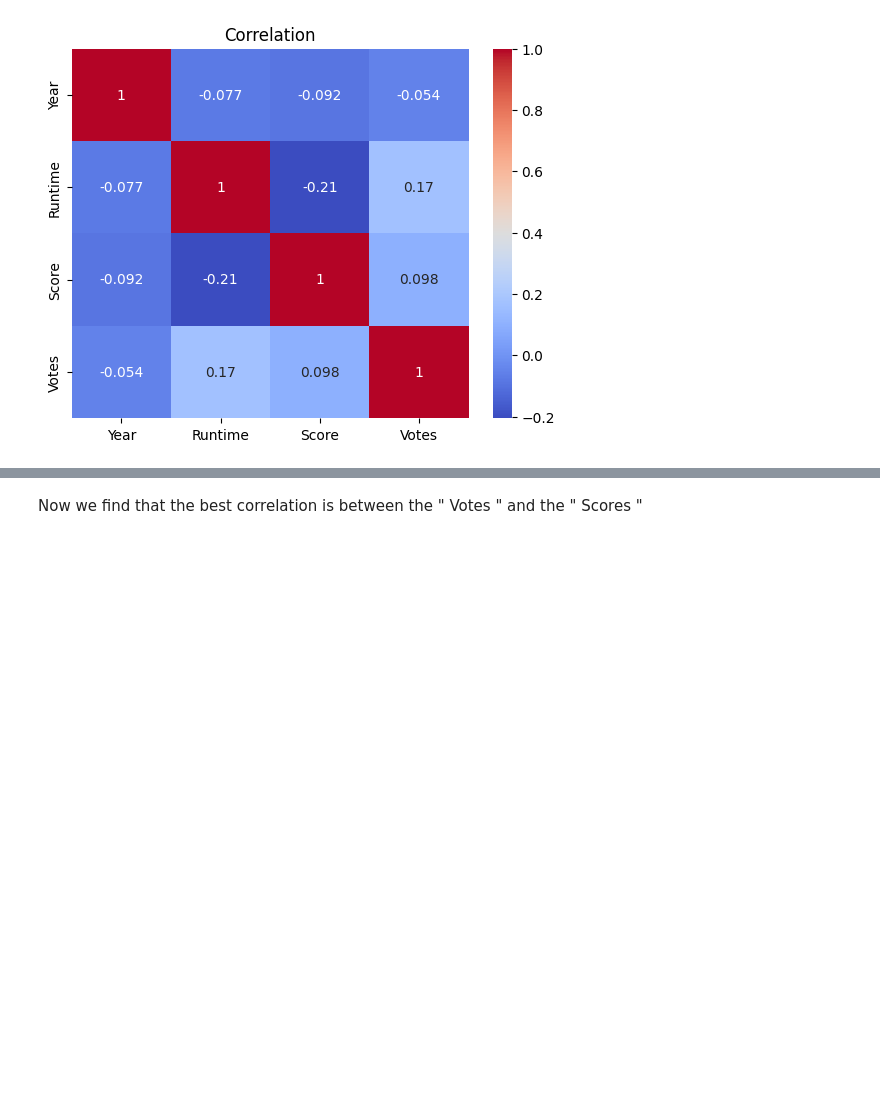
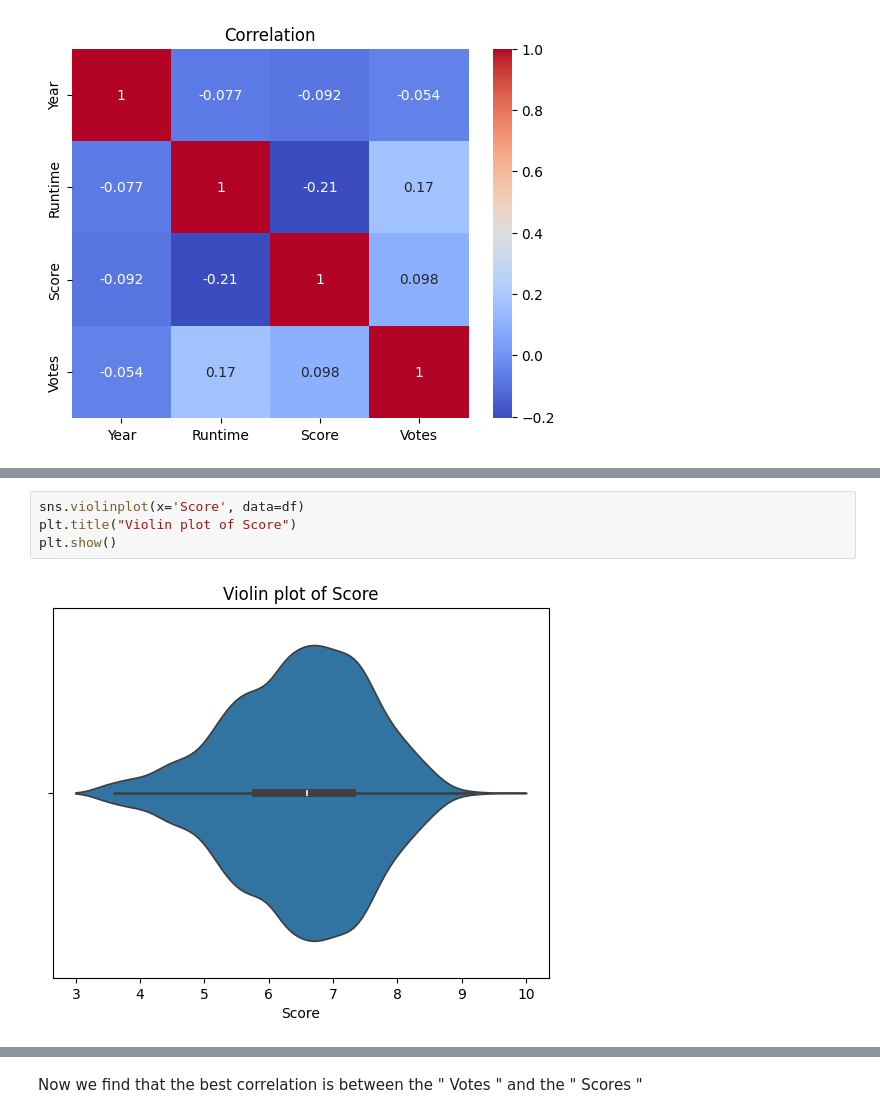
Before and after one commit to yharshityadav/Netflix, a Jupyter notebook: NetflixModel.ipynb, the cells around one changed output, grey strips where cells are left out. Drawn from its saved outputs; the diff is of its cells as text; blank space fills up the shorter version.

```diff
--- a/NetflixModel.ipynb
+++ b/NetflixModel.ipynb
@@ -162,0 +171,6 @@ plt.show()
+# %%
+sns.violinplot(x='Score', data=df)
+plt.title("Violin plot of Score")
+plt.show()
+# %% [output]
+[figure, added]
```
Also changed, not shown: parts of 3 cells of this notebook.
